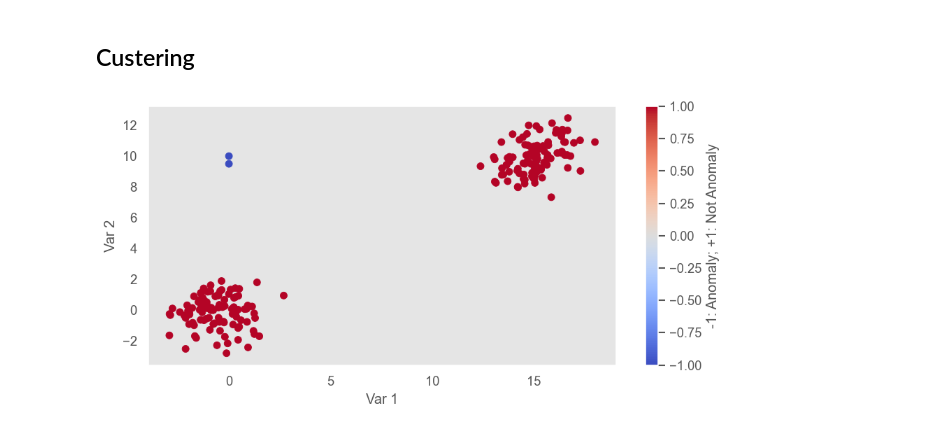
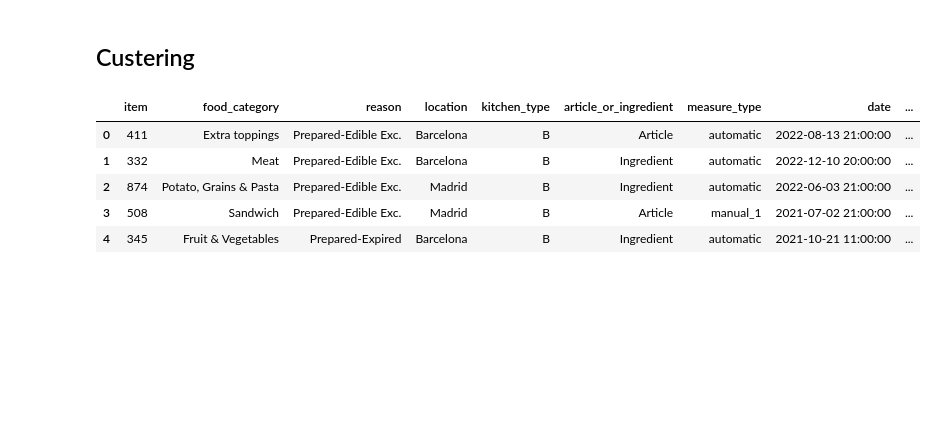
Before and after one commit to pcardenal5/DataFestImportBilly, a Jupyter notebook: scripts/EDA_waste.ipynb, the cells around one changed output. Drawn from its saved outputs; the diff is of its cells as text; code cells hidden in the pictures; blank space fills up the shorter version.

```diff
--- a/scripts/EDA_waste.ipynb
+++ b/scripts/EDA_waste.ipynb
@@ -316,19 +316,29 @@ from sklearn.mixture import GaussianMixture
 from scipy.cluster.vq import vq
 
 import sklearn
+# %%
+#printeame los que corresponden a mas de 1
+dfCity.groupby(['item','food_category']).size()[dfCity.groupby(['item','food_category']).size()>1]
+#concatename todos los items con varias categorias
+dfCity['item_food_category_article_or_ingredient'] = dfCity['item'].astype(str) + '_' + dfCity['food_category'].astype(str)+'_'+dfCity['article_or_ingredient'].astype(str)
+dfCity.head()
+# %% [output]
+|  | item | food_category | reason | location | kitchen_type | article_or_ingredient | measure_type | date | ... |
+| 0 | 411 | Extra toppings | Prepared-Edible Exc. | Barcelona | B | Article | automatic | 2022-08-13 21:00:00 | ... |
+| 1 | 332 | Meat | Prepared-Edible Exc. | Barcelona | B | Ingredient | automatic | 2022-12-10 20:00:00 | ... |
+| 2 | 874 | Potato, Grains & Pasta | Prepared-Edible Exc. | Madrid | B | Ingredient | automatic | 2022-06-03 21:00:00 | ... |
+| 3 | 508 | Sandwich | Prepared-Edible Exc. | Madrid | B | Article | manual_1 | 2021-07-02 21:00:00 | ... |
+| 4 | 345 | Fruit & Vegetables | Prepared-Expired | Barcelona | B | Ingredient | automatic | 2021-10-21 11:00:00 | ... |
 # %%
 
 from sklearn.covariance import EllipticEnvelope
 ### Create the Data
-d1 = np.random.multivariate_normal(mean = np.array([-.5, 0]),
-                               cov = np.array([[1, 0], [0, 1]]), size = 100)
-d2 = np.random.multivariate_normal(mean = np.array([15, 10]),
-                               cov = np.array([[1, 0.3], [.3, 1]]), size = 100)
-outliers = np.array([[0, 10],[0, 9.5]])
-d = pd.DataFrame(np.concatenate([d1, d2, outliers], axis = 0), columns = ['Var 1', 'Var 2'])
+#d = pd.DataFrame(np.concatenate([d1, d2, outliers], axis = 0), columns = ['Var 1', 'Var 2'])
 ### The outliers added above are what we want to detect ####
 ############# Use Mahalanobis distance method to detect them ####
 # Define the Elliptic Envelope
+d=dfCity.loc[:,['waste','item_food_category_article_or_ingredient']]
+d = pd.get_dummies(d, columns=['item_food_category_article_or_ingredient'])
 el = sklearn.covariance.EllipticEnvelope(store_precision=True, assume_centered=False, support_fraction=None,
                                     contamination=0.0075, random_state=0)
 # Fit the data - this is where FastMCD is used by sklearn
@@ -337,10 +347,8 @@ el.fit(d)
 d['Anomaly or Not'] = el.predict(d)
 # Create scatterplot and color the anomalies differently
 plt.figure(figsize = (9, 4))
-ax = plt.scatter(d['Var 1'], d['Var 2'], c = d['Anomaly or Not'], cmap = 'coolwarm')
+ax = plt.scatter(d['waste'], d['item_food_category_article_or_ingredient'], c = d['Anomaly or Not'], cmap = 'coolwarm')
 plt.xlabel('Var 1')
 plt.ylabel('Var 2')
 plt.colorbar(label = '-1: Anomaly; +1: Not Anomaly')
 plt.grid()
-# %% [output]
-[figure, removed]
```
